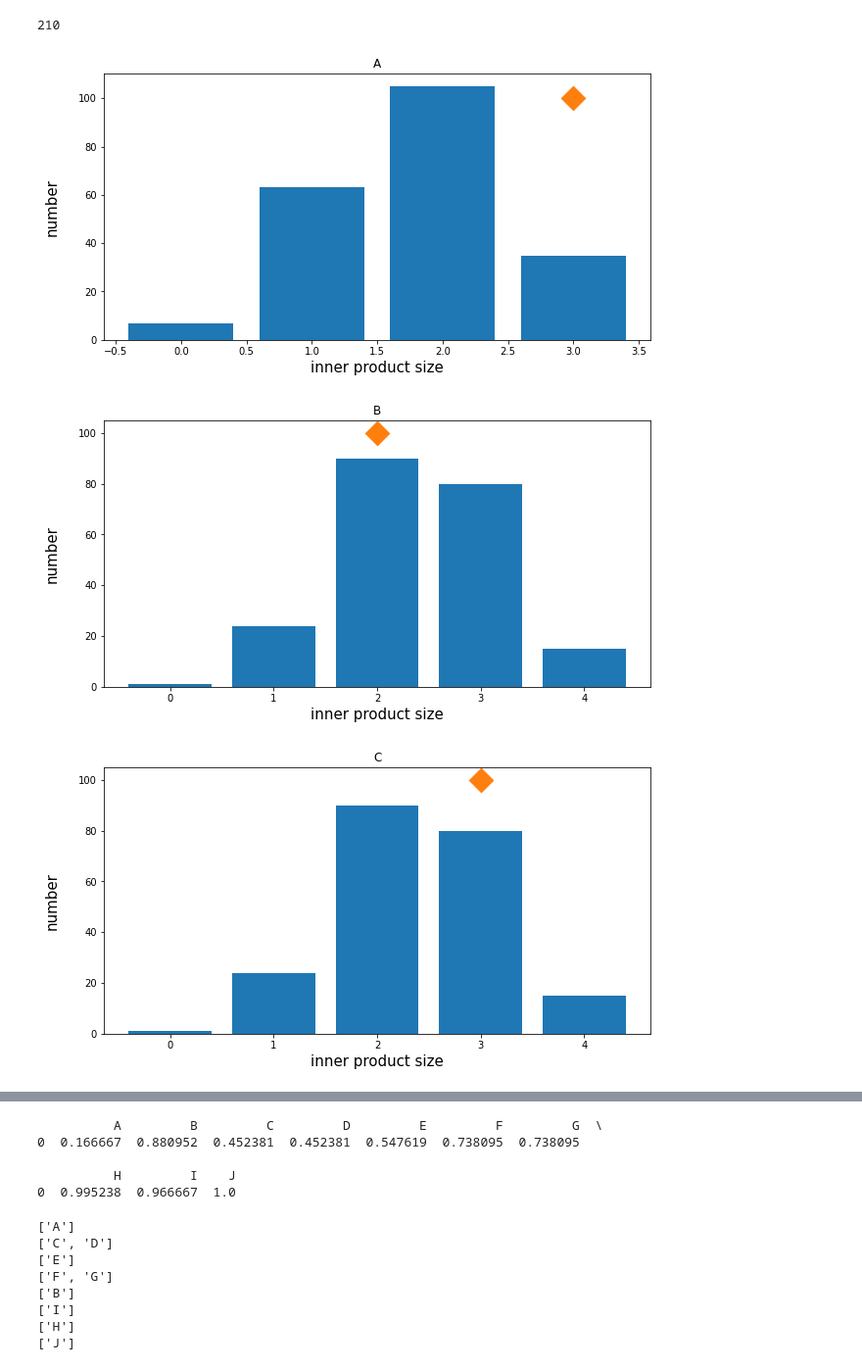
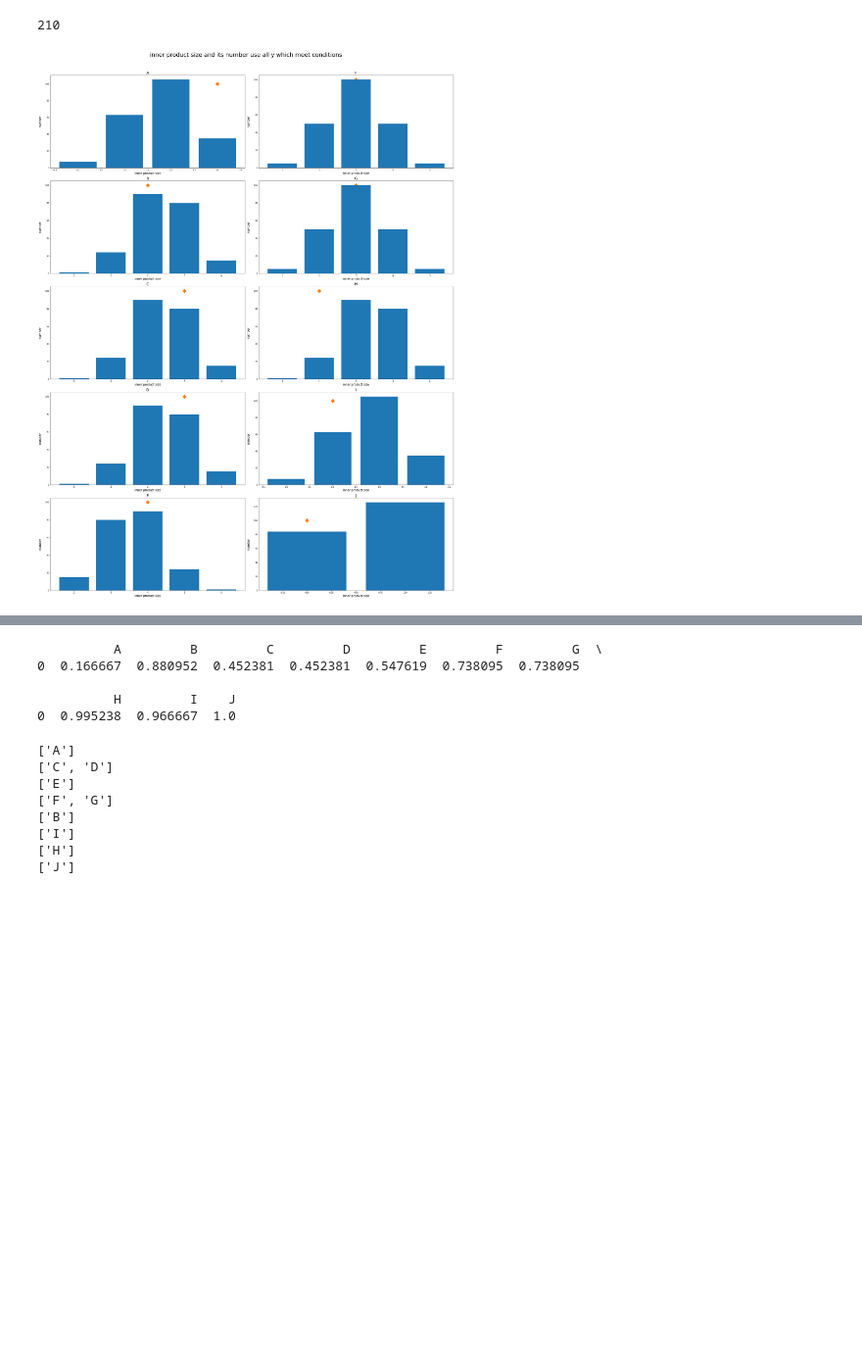
Before and after one commit to twinkle13531/master_degree, a Jupyter notebook: 202008/scripts/Add_features_10_enumurate.ipynb, the cells around one changed output, grey strips where cells are left out. Shown at 98% size. Cells and saved outputs as stored; diff of their text form; code cells hidden in the pictures; blank space fills up the shorter version.

Commit message:
make 100-900 samples, compare P values, plot bars

```diff
--- a/202008/scripts/Add_features_10_enumurate.ipynb
+++ b/202008/scripts/Add_features_10_enumurate.ipynb
@@ -73,46 +73,56 @@ len(y_list)
 # %% [output]
 210
 # %%
+fig, ax = plt.subplots(int(num_cols/2), 2, figsize=(30,40))
+
 minP_cols = []
 servey_num_col_list = columns
 
 enu10_p = {}
-for i in servey_num_col_list:
+for index, i in enumerate(servey_num_col_list):
 
     ori_ti = int(np.dot(X_mushroom[i], y_mushroom)) #特徴量iを表すp
 
     ti_dic = {} #{内積の値:該当数}という辞書。
-    y_list = make_y(minP_cols)
 
     for y in y_list:
         if int(np.dot(X_mushroom[i], y)) in ti_dic.keys():
             ti_dic[int(np.dot(X_mushroom[i], y))] += 1
         else:
             ti_dic[int(np.dot(X_mushroom[i], y))] = 1
 
     ti_list = sorted(ti_dic.items()) #listになり、要素はタプルになる。
     franc = sum([j[1] for j in ti_list if j[0] >= ori_ti])
     enu10_p[i] = franc/len(y_list)
 
+    n_row = int(index%int(num_cols/2))
+
+    if index < int(num_cols/2):
+        n_col = 0
+    else:
+        n_col = 1
+
     # ヒストグラムを出力
-    plt.figure(figsize=(10, 5))
-    plt.title(i)
-    plt.bar([j[0] for j in ti_list], [j[1] for j in ti_list])
-    plt.xlabel('inner product size', fontsize=15)
-    plt.ylabel('number', rotation=90, fontsize=15, labelpad=20)
-    plt.scatter(ori_ti, 100, s=300, marker='D')
+    ax[n_row, n_col].set_title(i, fontsize=20)
+    ax[n_row, n_col].bar([j[0] for j in ti_list], [j[1] for j in ti_list])
+    ax[n_row, n_col].scatter(ori_ti, 100, s=200, marker='D')
+    ax[n_row, n_col].set_xlabel('inner product size', fontsize=15)
+    ax[n_row, n_col].set_ylabel('number', rotation=90, fontsize=15, labelpad=20)
 
 #図が重ならないようにする
-plt.tight_layout()
+fig.tight_layout(rect=[0,0,1,0.95])
+
+#全体に一つの題名を表示
+fig.suptitle('inner product size and its number use all y which meet conditions', fontsize=30)
 
 #図を表示
 plt.show()
 
+fig.savefig('../output/enu10_p.png')
+
 enu10_p = pd.DataFrame.from_dict(enu10_p, orient='index').T
 print(enu10_p)
 
-#enu10_p.to_csv('../input/enu10_p.csv')
+enu10_p.to_csv('../output/enu10_p.csv')
 # %% [output]
-[figure, old version]
+[figure, new version]
-[figure, removed]
-[figure, removed]
```
Also changed, not shown: parts of 1 cell of this notebook, 5 other files.
